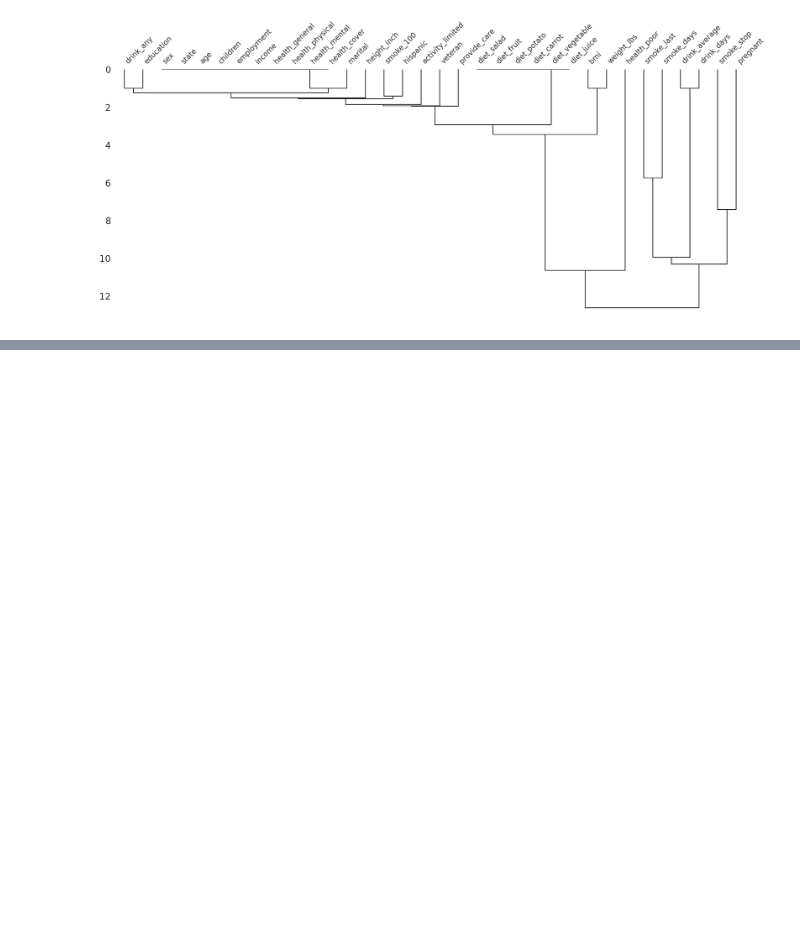
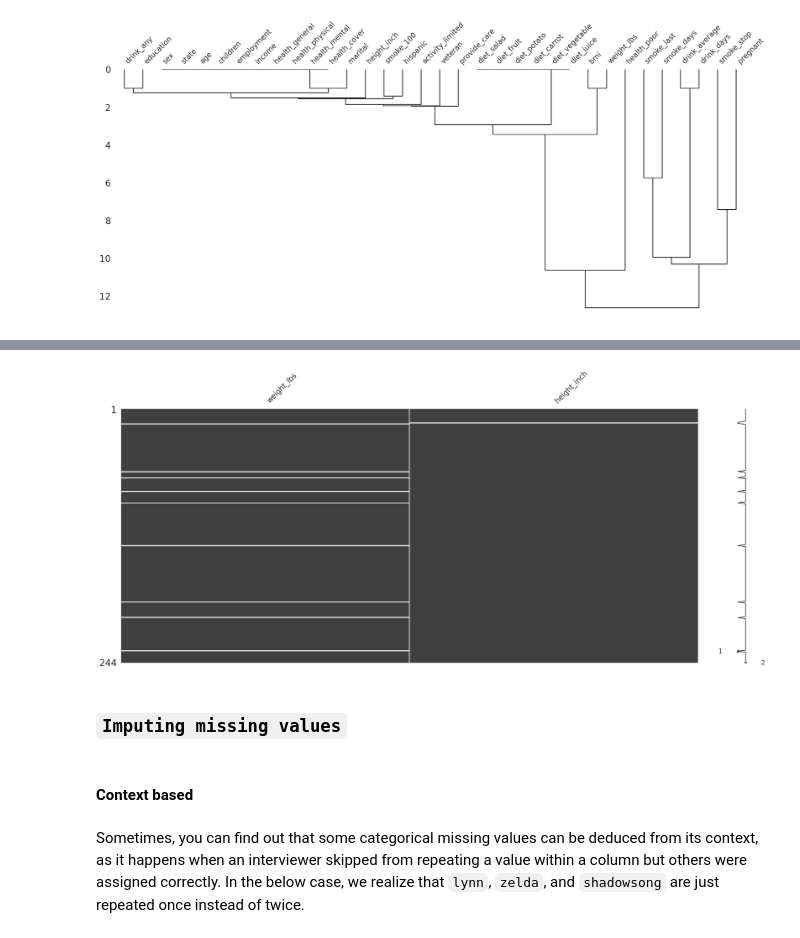
Before and after one commit to fenilenvinileno97/missing-values, a Jupyter notebook: notebooks/exploration.ipynb, the cells around one changed output, grey strips where cells are left out. Drawn from its saved outputs; the diff is of its cells as text; code cells hidden in the pictures; blank space fills up the shorter version.

```diff
--- a/notebooks/exploration.ipynb
+++ b/notebooks/exploration.ipynb
@@ -980,0 +1068,19 @@ plt.show()
+# %%
+(
+    riskfactors_df
+    .dropna(
+        subset = ["weight_lbs", "height_inch"],
+        how = "all"
+    )
+    .select_columns(["weight_lbs", "height_inch"]) #this method comes from janitor library
+    .pipe(missingno.matrix)
+)
+plt.show()
+# %% [output]
+[figure, added]
+# %% [markdown]
+### `Imputing missing values`
+# %% [markdown]
+#### Context based
+# %% [markdown]
+Sometimes, you can find out that some categorical missing values can be deduced from its context, as it happens when an interviewer skipped from repeating a value within a column but others were assigned correctly. In the below case, we realize that `lynn`, `zelda`, and `shadowsong` are just repeated once instead of twice.
```
Also changed, not shown: parts of 22 cells of this notebook.
